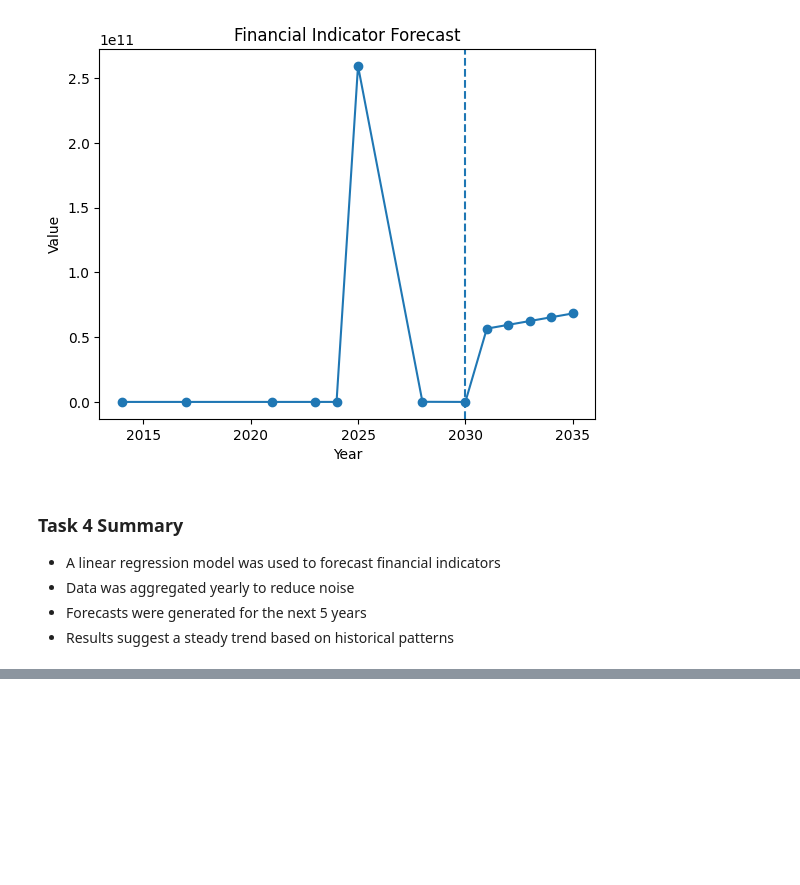
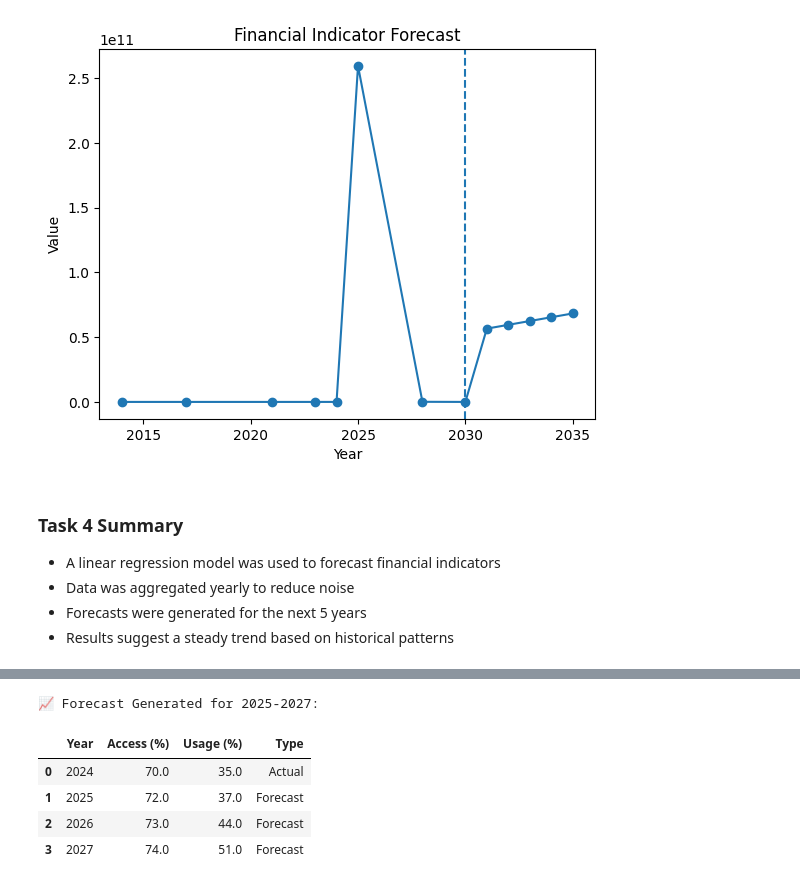
Before and after one commit to Nuhamin-Solomon/ethiopia-fi-forecast, a Jupyter notebook: notebooks/task_4_forecasting.ipynb, the cells around one changed output, grey strips where cells are left out. Cells and saved outputs as stored; diff of their text form; code cells hidden in the pictures; blank space fills up the shorter version.

```diff
--- a/notebooks/task_4_forecasting.ipynb
+++ b/notebooks/task_4_forecasting.ipynb
@@ -290,0 +328,61 @@ display(df_base)
+# %%
+# --- Cell 3: The Forecasting Engine ---
+
+# 1. Initialize results with the 2024 baseline
+forecast_results = [
+    {'Year': 2024, 'Access (%)': latest_access, 'Usage (%)': latest_usage, 'Type': 'Actual'}
+]
+
+# 2. Tracking variables
+current_access = latest_access
+current_usage = latest_usage
+
+# 3. Run the Forecast Loop
+for year in [2025, 2026, 2027]:
+    # A. Natural Trend (Background growth)
+    # Access grows naturally at 1%, Usage (digital) grows faster at 2%
+    access_lift = 1.0
+    usage_lift = 2.0
+
+    # B. Add Lifts from Scheduled Events
+    year_events = future_schedule.get(year, [])
+
+    for event_name in year_events:
+        if event_name in weights.index:
+            # Add weight for Access (Account Ownership)
+            access_lift += weights.loc[event_name, 'ACC_OWNERSHIP'] if 'ACC_OWNERSHIP' in weights.columns else 0
+
+            # Add weight for Usage (Taking the maximum value among usage indicators)
+            # This looks at USG_P2P_COUNT, USG_TELEBIRR_USERS, etc.
+            usage_cols = [c for c in weights.columns if c.startswith('USG_')]
+            if usage_cols:
+                usage_lift += weights.loc[event_name, usage_cols].max()
+
+    # Update current totals
+    current_access += access_lift
+    current_usage += usage_lift
+
+    # Store results
+    forecast_results.append({
+        'Year': year,
+        'Access (%)': round(current_access, 2),
+        'Usage (%)': round(current_usage, 2),
+        'Type': 'Forecast'
+    })
+
+# 4. Convert to DataFrame
+df_forecast = pd.DataFrame(forecast_results)
+
+print("📈 Forecast Generated for 2025-2027:")
+display(df_forecast)
+
+# Save for the Dashboard task
+os.makedirs('../data/processed', exist_ok=True)
+df_forecast.to_csv('../data/processed/ethiopia_fi_forecast_2027.csv', index=False)
+# %% [output]
+📈 Forecast Generated for 2025-2027:
+|  | Year | Access (%) | Usage (%) | Type |
+| 0 | 2024 | 70.0 | 35.0 | Actual |
+| 1 | 2025 | 72.0 | 37.0 | Forecast |
+| 2 | 2026 | 73.0 | 44.0 | Forecast |
+| 3 | 2027 | 74.0 | 51.0 | Forecast |
```
Also changed, not shown: parts of 5 cells of this notebook, 1 other file.
